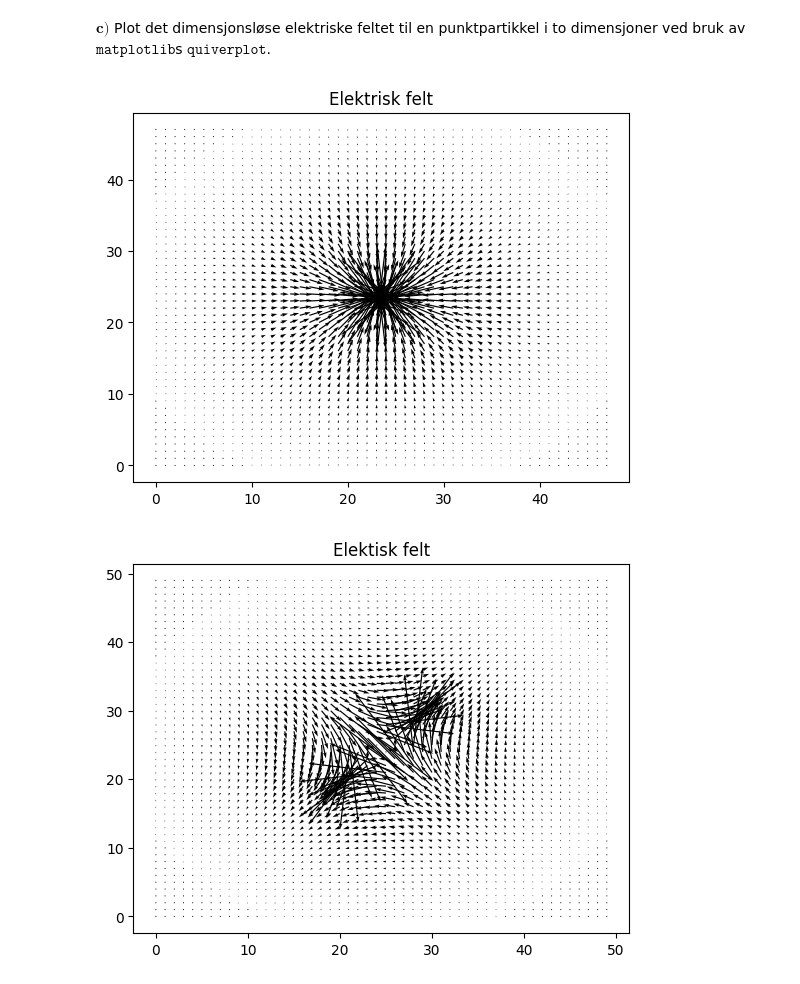
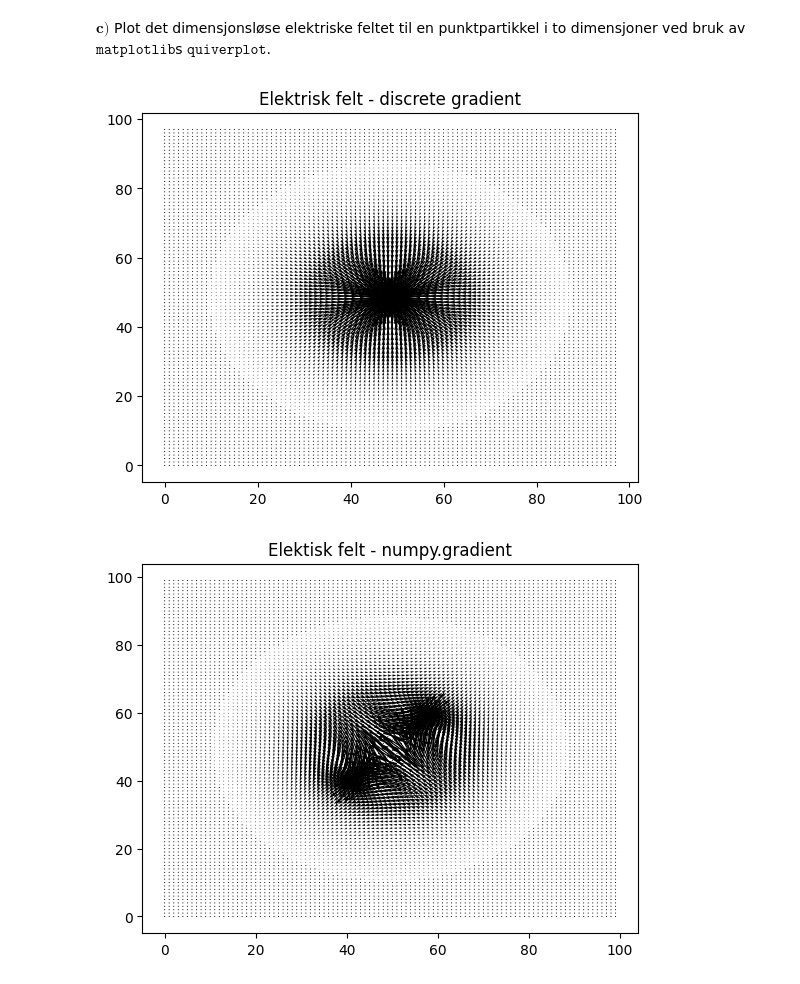
Before and after one commit to Kajrakso/ELMAG, a Jupyter notebook: øving3/Ex1 - Punktpartikkel.ipynb, the cells around one changed output. Cells and saved outputs as stored; diff of their text form; code cells hidden in the pictures.

```diff
--- a/øving3/Ex1 - Punktpartikkel.ipynb
+++ b/øving3/Ex1 - Punktpartikkel.ipynb
@@ -44,14 +44,13 @@ import numpy as np
 import matplotlib.pyplot as plt
 from scipy import constants as c
 # %%
-npoints: int = 50
-lim = 10
-x_axis: np.ndarray = np.linspace(-lim,lim,npoints)
-y_axis: np.ndarray = np.linspace(-lim,lim,npoints)
+npoints: int = 100
+L = 10          # nm
+x_axis: np.ndarray = np.linspace(-L, L, npoints)
+y_axis: np.ndarray = np.linspace(-L, L, npoints)
 
 def generate_meshgrid(x: np.ndarray, y: np.ndarray) -> tuple[np.ndarray]:
-    xv, yv = np.meshgrid(x, y)
-    return xv, yv
+    return np.meshgrid(x, y)
 
 xv, yv = generate_meshgrid(x_axis, y_axis)
 # %% [markdown]
@@ -64,8 +63,8 @@ $\textbf{c)}$ Via bruk av array-operasjoner, lag en variabel $\texttt{V}$ som in
 
 
 # Konstanter
-r_0 = 1     # referanseavstand
-V_max = 1  # maks potensial i plot
+r_0 = 0.1  # referanseavstand (nm)
+V_max = 0.1  # maks potensial i plot
 
 
 # Dimensjonsløst potensial V_tilde
@@ -155,30 +154,30 @@ $\textbf{c)}$ Plot det dimensjonsløse elektriske feltet til en punktpartikkel i
 # %%
 from matplotlib.colors import Normalize
 import matplotlib.cm as cm
 
 # bruke calculate_electric_field fra b)
 def electric_field_quiver() -> None:
     field_x, field_y = calculate_electric_field(xv, yv, V_tilde)
 
     colors = np.sqrt(field_x**2+field_y**2)
     norm = Normalize()
     norm.autoscale(colors)
     colormap = cm.inferno
 
     fig, ax = plt.subplots()
     # ax.quiver( xv[1:-1,1:-1], yv[1:-1,1:-1], field_x, field_y, color="234")
     ax.quiver(field_x, field_y)
-    ax.set_title("Elektrisk felt")
+    ax.set_title("Elektrisk felt - discrete gradient")
 
 # Kan kanskje bruke np.gradient?
 def electric_field_quiver_numpy() -> None:
     fig, ax = plt.subplots()
     ax.quiver(*(-(np.array(np.gradient(V_tilde)))))             #! noe som ikke stemmer her
-    ax.set_title("Elektisk felt")
+    ax.set_title("Elektisk felt - numpy.gradient")
 
 
 electric_field_quiver()
 electric_field_quiver_numpy()
 # %% [output]
-[figure, old version]
+[figure, new version]
-[figure, old version]
+[figure, new version]
```
Also changed, not shown: parts of 1 cell of this notebook.
